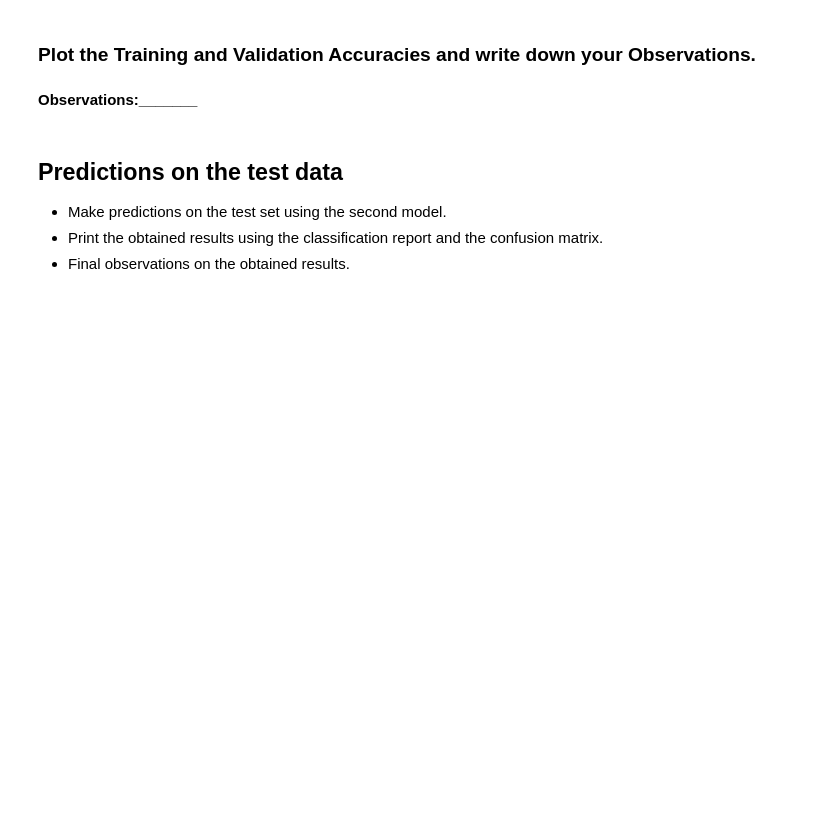
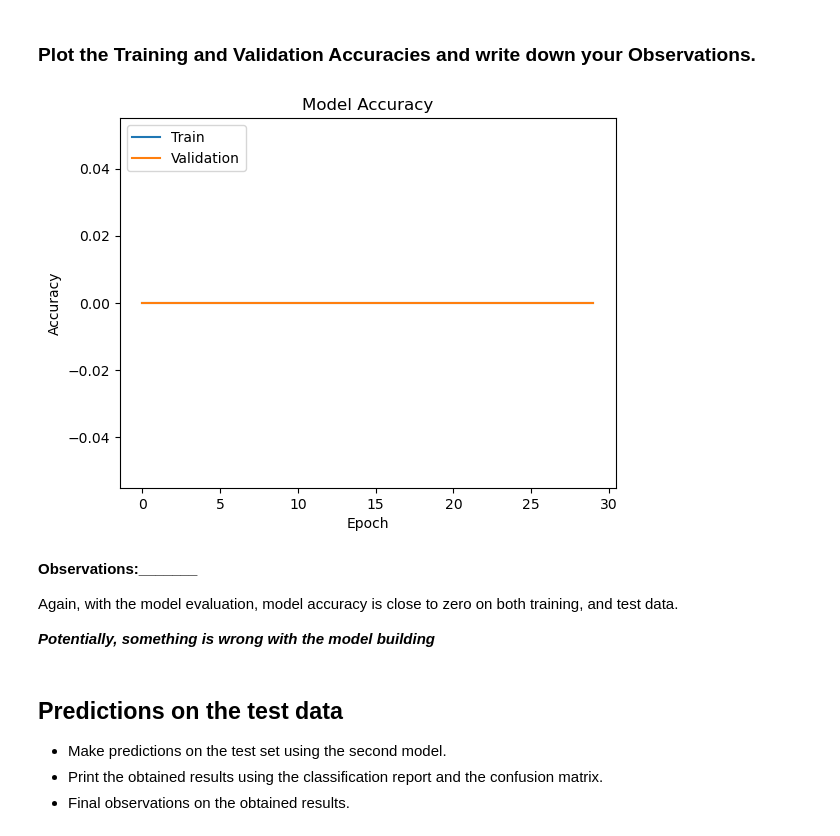
Before and after one commit to amitprakash07/snowflake, a Jupyter notebook: source/sandbox/data_science_and_ml/mit/projects/digit_recognition/High_Code_SVHN_Digit_Recognition.ipynb, the cells around one changed output. Saved outputs shown, nothing was run; the diff lists cells and outputs as text; code cells hidden in the pictures; blank space fills up the shorter version.

```diff
--- a/source/sandbox/data_science_and_ml/mit/projects/digit_recognition/High_Code_SVHN_Digit_Recognition.ipynb
+++ b/source/sandbox/data_science_and_ml/mit/projects/digit_recognition/High_Code_SVHN_Digit_Recognition.ipynb
@@ -393,3 +481,36 @@ First, we need to clear the previous model's history from the Keras backend. Als
 - Fit on the train data with a **validation split of 0.2, batch size = 128, verbose = 1, and epochs = 30**. Store the model building history to use later for visualization.
 # %% [markdown]
 ### **Build and train the new ANN model as per the above mentioned architecture**
+# %%
+# we have each image as input to a node, and each image
+# size is 32 x 32 = 1024
+class TfKeraModel_ANN_2(TfKeraModel):
+    @staticmethod
+    def nn_model_2():
+        model = tf.keras.models.Sequential()
+        model.add(tf.keras.Input(shape=(1024,)))
+        model.add(tf.keras.layers.Dense(256, activation=tf.keras.activations.relu))
+        model.add(tf.keras.layers.Dense(128, activation=tf.keras.activations.relu))
+        model.add(tf.keras.layers.Dropout(0.2))
+        model.add(tf.keras.layers.Dense(64, activation=tf.keras.activations.relu))
+        model.add(tf.keras.layers.Dense(64, activation=tf.keras.activations.relu))
+        model.add(tf.keras.layers.Dense(32, activation=tf.keras.activations.softmax))
+        # https://www.tensorflow.org/api_docs/python/tf/keras/layers/BatchNormalization
+        model.add(tf.keras.layers.BatchNormalization())
+        model.add(tf.keras.layers.Dense(10, activation=tf.keras.activations.softmax))
+        return TfKeraModel_ANN_2(model)
+
+    def __init__(self, seq_model:tf.keras.models.Sequential):
+        super().__init__(seq_model)
+        self.__model__ = seq_model
+
+    def compile(self):
+        print('Compiling model')
+        self.__model__.compile(optimizer = tf.keras.optimizers.Adam(learning_rate=0.0005),
+                    metrics = [tf.keras.metrics.Accuracy],
+                    loss = tf.keras.losses.CategoricalCrossentropy)
+        print("Model Compiled")
+# %%
+nn_model_2_seq = TfKeraModel_ANN_2.nn_model_2()
+# %%
+nn_model_2_seq.compile()
@@ -395,0 +520,9 @@ First, we need to clear the previous model's history from the Keras backend. Als
+# %%
+model_history = nn_model_2_seq.model().fit(x=np_x_train_normalized,
+                           y=y_train_encoded,
+                           validation_split=0.2,
+                           batch_size=128,
+                           verbose=1,
+                           epochs=30)
+
+nn_model_2_seq.set_model_history(model_history)
@@ -396,7 +567,15 @@ First, we need to clear the previous model's history from the Keras backend. Als
 # %% [markdown]
 ### **Plot the Training and Validation Accuracies and write down your Observations.**
-# %% [markdown]
-**Observations:_______**
+# %%
+plot_model_history(nn_model_2_seq)
+# %% [output]
+[figure, added]
+# %% [markdown]
+**Observations:_______**
+
+Again, with the model evaluation, model accuracy is close to zero on both training, and test data.
+
+***Potentially, something is wrong with the model building***
 # %% [markdown]
 ## **Predictions on the test data**
 
```
Also changed, not shown: parts of 65 cells of this notebook.
